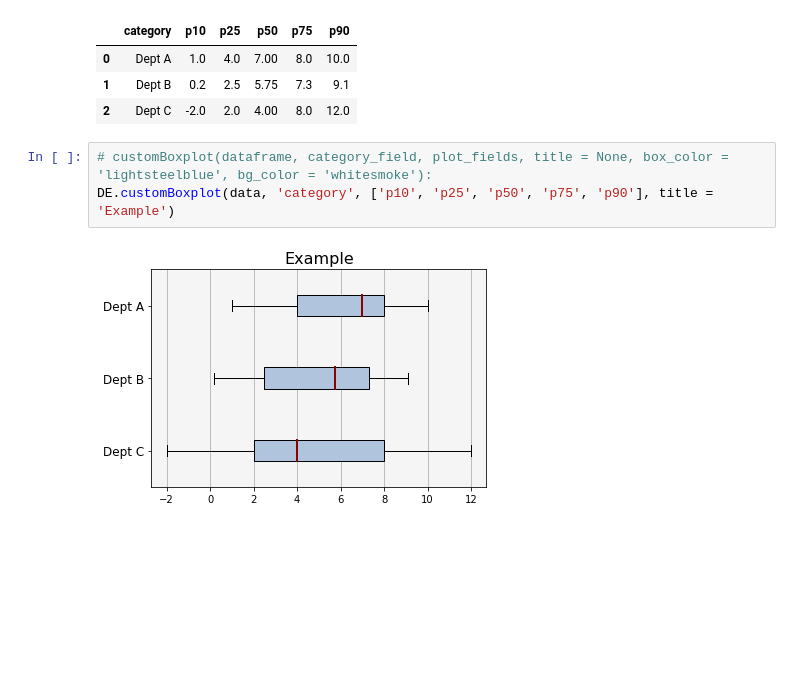
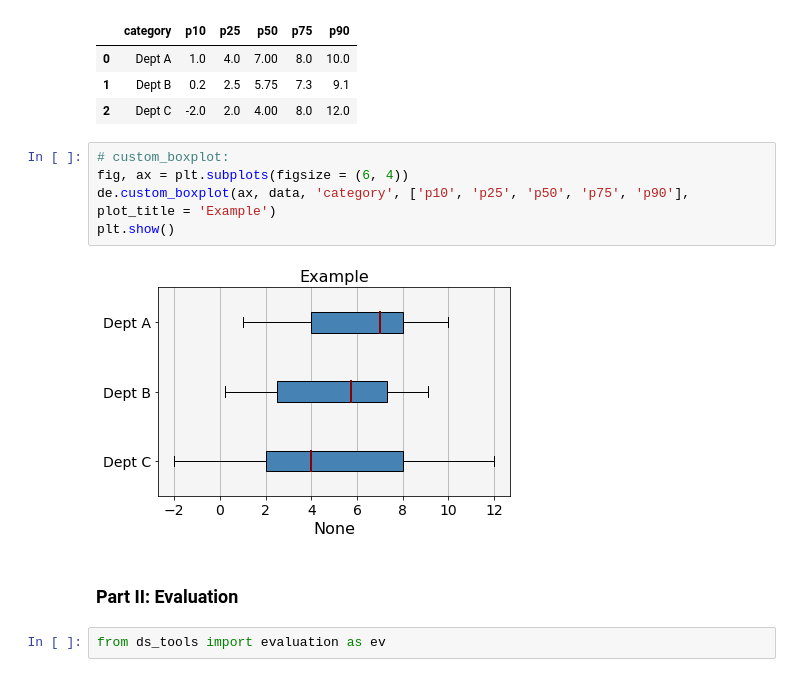
Before and after one commit to AdmiralWen/ds_tools, a Jupyter notebook: Examples/Examples.ipynb, the cells around one changed output. Cells and saved outputs as stored; diff of their text form; blank space fills up the shorter version.

```diff
--- a/Examples/Examples.ipynb
+++ b/Examples/Examples.ipynb
@@ -219,8 +196,14 @@ data
 | 0 | Dept A | 1.0 | 4.0 | 7.00 | 8.0 | 10.0 |
 | 1 | Dept B | 0.2 | 2.5 | 5.75 | 7.3 | 9.1 |
 | 2 | Dept C | -2.0 | 2.0 | 4.00 | 8.0 | 12.0 |
-# %%
-# customBoxplot(dataframe, category_field, plot_fields, title = None, box_color = 'lightsteelblue', bg_color = 'whitesmoke'):
-DE.customBoxplot(data, 'category', ['p10', 'p25', 'p50', 'p75', 'p90'], title = 'Example')
-# %% [output]
-[figure, removed]
+# %%
+# custom_boxplot:
+fig, ax = plt.subplots(figsize = (6, 4))
+de.custom_boxplot(ax, data, 'category', ['p10', 'p25', 'p50', 'p75', 'p90'], plot_title = 'Example')
+plt.show()
+# %% [output]
+[figure, added]
+# %% [markdown]
+### **Part II: Evaluation**
+# %%
+from ds_tools import evaluation as ev
```
Also changed, not shown: parts of 21 cells of this notebook.
